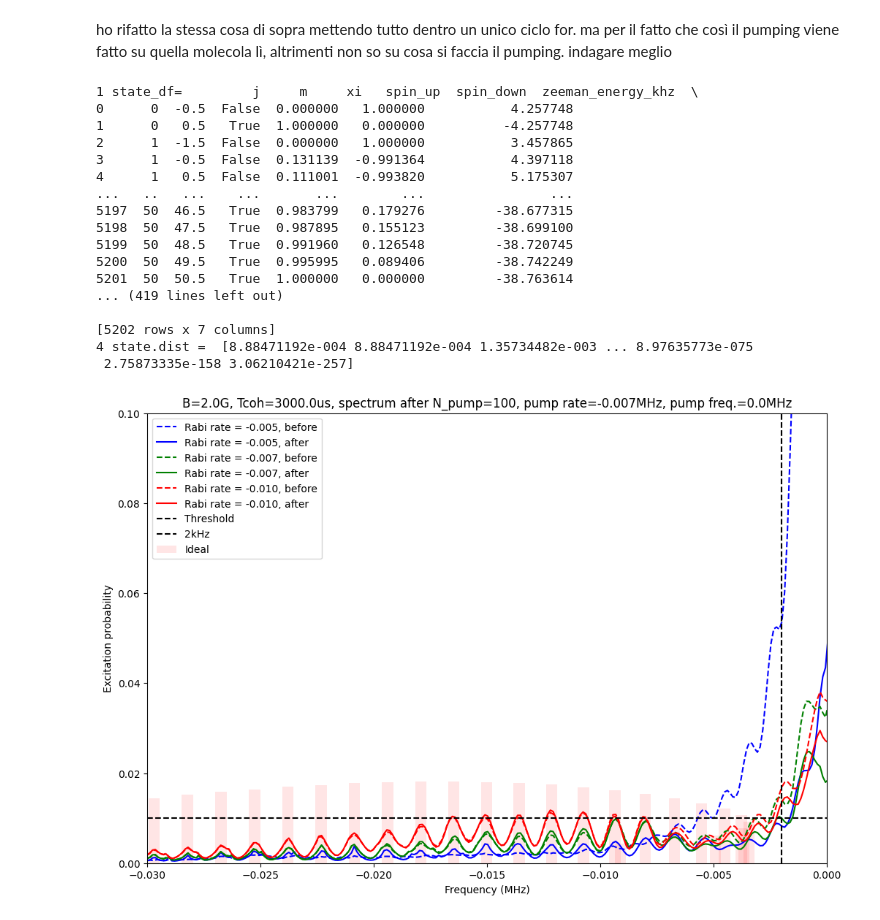
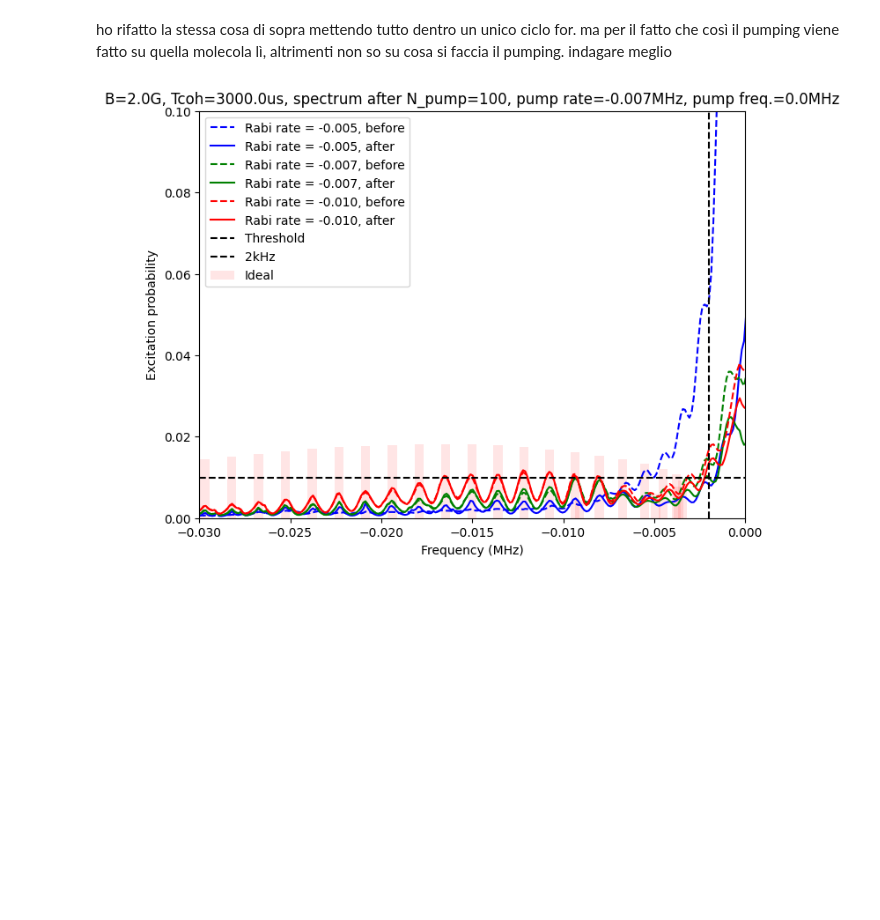
Before and after one commit to sdracia/master-thesis, a Jupyter notebook: molecules-calculation/spectrum_ACstark.ipynb, the cells around one changed output. Saved outputs shown, nothing was run; the diff lists cells and outputs as text; code cells hidden in the pictures; blank space fills up the shorter version.

```diff
--- a/spectrum_ACstark.ipynb
+++ b/molecules-calculation/spectrum_ACstark.ipynb
@@ -441,17 +370,18 @@ mo1.init_transition_dataframe()
 signature_transitions = np.array([mo1.transition_df.loc[mo1.transition_df["j"]==j].iloc[0]["energy_diff"] * 1e-3 for j in range(mo1.j_max+1)])
 
 
+
 # CASO 1) molecola sotto azione di due laser rabi1 e rabi2.
 #   - molecola inizializzata e temperatura fissa state.dist
 #   - molecola sotto azione di due laser rabi1 e rabi2
 #   - AC calcolata --> Modifica state_df
 #   - states.dist rimane invariato. (domanda: come mai get_spectrum funziona se state1.dist è invariato? thanks to the AC, the transition_df pd has changed. so transition_df <-- get_excitation_probabilities <-- get_spectrum.)
 #
-fig, ax = plt.subplots(figsize=(12, 8))
+fig, ax = plt.subplots(figsize=(8, 6))
 for r, color in zip(rabi_rate_mhz_1, colors):
     mo1 = CaOH.from_file(b_field_gauss=b_field_gauss, j_max=j_max)
-    print("1 state_df= ", mo1.state_df)
-    print("1 state.dist = ", states1.dist)
+    # print("1 state_df= ", mo1.state_df)
+    # print("1 state.dist = ", states1.dist)
 
     ac_stark_shifts = qls.get_ac_stark_shifts(mo1, r, r*2., q1, q2)
     mo1.state_df["zeeman_energy_khz"] += ac_stark_shifts * 1e3
@@ -467,59 +397,43 @@ for r, color in zip(rabi_rate_mhz_1, colors):
 # CASO 2) molecola sotto azione prima del laser di pumping, poi dei due laser rabi1 e rabi2.
 #   - pumping: states1.dist viene modificato. (fino a qui state_df è uguale a  "1 state_df")
 #   - successivamente, molecola sotto azione di due laser rabi1 e rabi2
 #   - AC calcolata --> Modifica state_df (con rabi1 e rabi2)
 #   - states.dist rimane invariato, ossia rimane quello dopo il pumping. (domanda: come mai get_spectrum funziona se state1.dist è invariato? thanks to the AC, the transition_df pd has changed. so transition_df <-- get_excitation_probabilities <-- get_spectrum.)
 #
-    print("2 state_df = ", mo1.state_df)
-    print("2 state.dist = ", states1.dist)
+    # print("2 state_df = ", mo1.state_df)
+    # print("2 state.dist = ", states1.dist)
     for _ in range(num_pumps):
         states1.dist += qls.excitation_matrix(mo1, pump_frequency_mhz, pump_duration_us, pump_rabi_rate_mhz, dephased, coherence_time_us, is_minus).dot(states1.dist)
-    print("2_bis state_df = ", mo1.state_df)
-    print("2_bis state.dist = ", states1.dist)
+    # print("2_bis state_df = ", mo1.state_df)
+    # print("2_bis state.dist = ", states1.dist)
 
 # for r, color in zip(rabi_rate_mhz_1, colors):
     mo1 = CaOH.from_file(b_field_gauss=b_field_gauss, j_max=j_max)
-    print("3 state_df = ", mo1.state_df)
-    print("3 state.dist = ", states1.dist)
+    # print("3 state_df = ", mo1.state_df)
+    # print("3 state.dist = ", states1.dist)
     ac_stark_shifts = qls.get_ac_stark_shifts(mo1, r, r*2., q1, q2)
     mo1.state_df["zeeman_energy_khz"] += ac_stark_shifts * 1e3
     mo1.transition_df = pd.DataFrame()
     mo1.init_transition_dataframe()
     frequencies, exc_probs1_after = qls.get_spectrum(mo1, states1.dist, duration_us, r, max_frequency_mhz, scan_points, dephased, coherence_time_us, is_minus)
-    print("4 state_df = ", mo1.state_df)
-    print("4 state.dist = ", states1.dist)
+    # print("4 state_df = ", mo1.state_df)
+    # print("4 state.dist = ", states1.dist)
     plt.plot(frequencies, exc_probs1_after, label=f"Rabi rate = {r/(2*np.pi):.3f}, after", color=color)
 
 
 ax.bar(signature_transitions, states1.j_distribution()*0.5, color="red", width=0.0005, alpha=0.1, label="Ideal")
+
 ax.hlines(0.01, -max_frequency_mhz, max_frequency_mhz, color="black", linestyle="--", label="Threshold")
 ax.vlines(-0.002, 0, 0.1, color="black", linestyle="--", label="2kHz")
 ax.legend()
 ax.set_xlabel("Frequency (MHz)")
 ax.set_ylabel("Excitation probability")
 ax.set_title(f"B={b_field_gauss}G, Tcoh={coherence_time_us}us, spectrum after N_pump={num_pumps}, pump rate={pump_rabi_rate_mhz/(2*np.pi):.3f}MHz, pump freq.={pump_frequency_mhz}MHz")
 ax.set_xlim([-max_frequency_mhz, 0])
 ax.set_ylim([0, 0.1])
 plt.show()
 # %% [output]
-1 state_df=         j     m     xi   spin_up  spin_down  zeeman_energy_khz  \
-0      0  -0.5  False  0.000000   1.000000           4.257748
-1      0   0.5   True  1.000000   0.000000          -4.257748
-2      1  -1.5  False  0.000000   1.000000           3.457865
-3      1  -0.5  False  0.131139  -0.991364           4.397118
-4      1   0.5  False  0.111001  -0.993820           5.175307
-...   ..   ...    ...       ...        ...                ...
-5197  50  46.5   True  0.983799   0.179276         -38.677315
-5198  50  47.5   True  0.987895   0.155123         -38.699100
-5199  50  48.5   True  0.991960   0.126548         -38.720745
-5200  50  49.5   True  0.995995   0.089406         -38.742249
-5201  50  50.5   True  1.000000   0.000000         -38.763614
-... (419 lines left out)
-
-[5202 rows x 7 columns]
-4 state.dist =  [8.88471192e-004 8.88471192e-004 1.35734482e-003 ... 8.97635773e-075
- 2.75873335e-158 3.06210421e-257]
-[figure, old version]
+[figure, new version]
 # %%
 # I think here we are trying to recover the initial state by pumping with
 # is_minus = True, and then pumping back with is_minus = False
```
Also changed, not shown: parts of 12 cells of this notebook, 35 other files.
